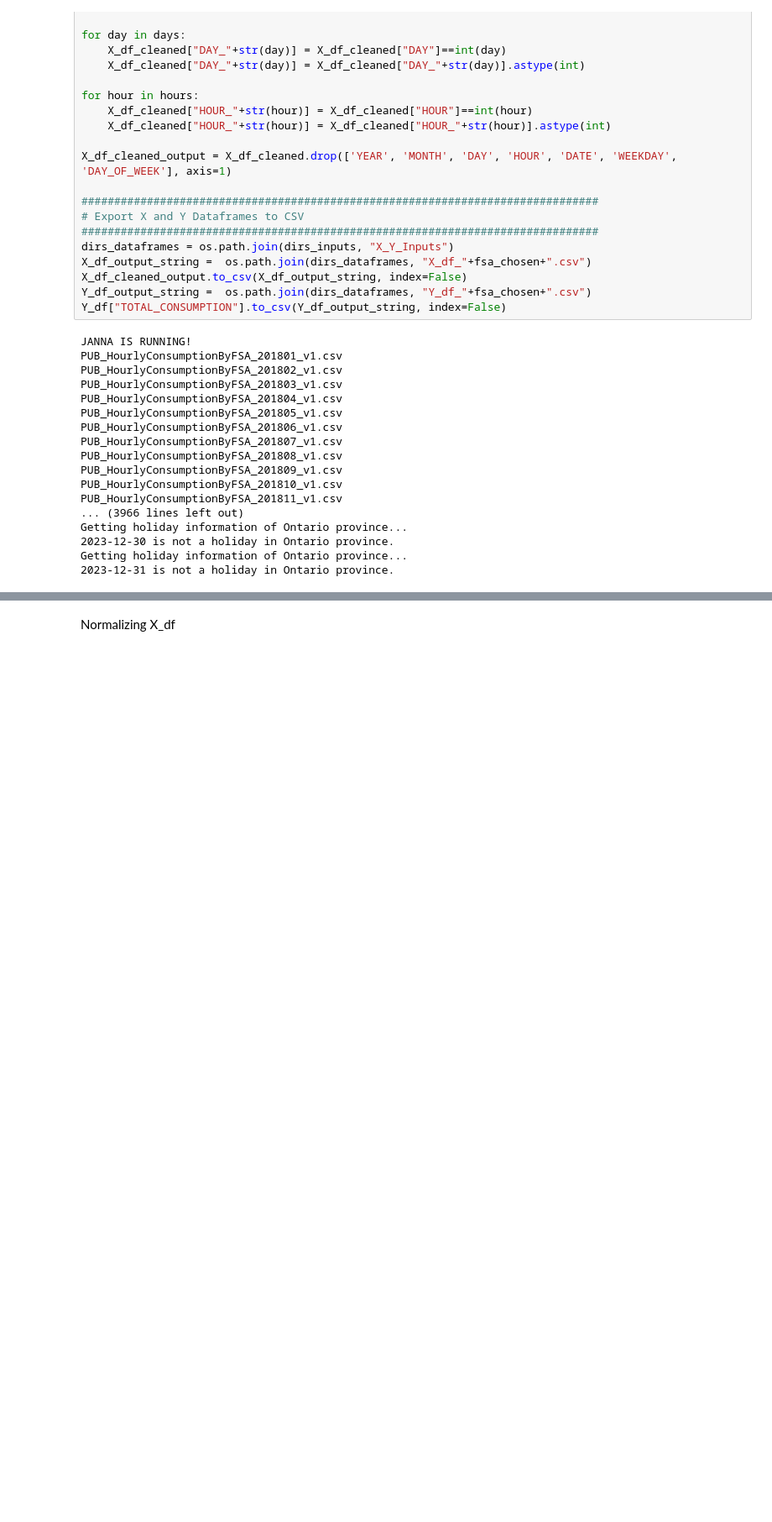
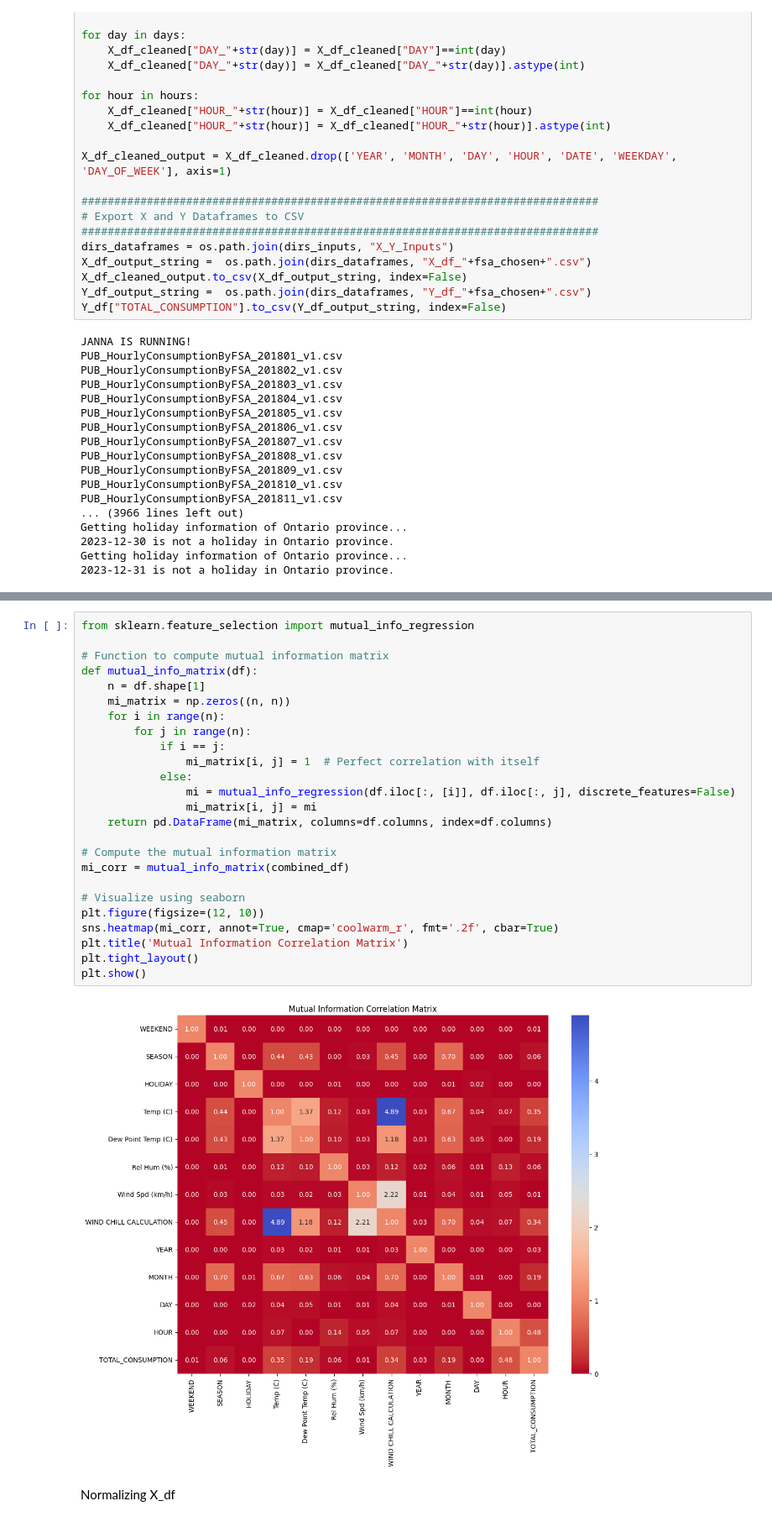
Before and after one commit to honeybear24/power-forecasting-capstone, a Jupyter notebook: scripts/Preprocessing.ipynb, the cells around one changed output, grey strips where cells are left out. Shown: that part at 84% size. Cells and saved outputs as stored; diff of their text form; blank space fills up the shorter version.

```diff
--- a/scripts/Preprocessing.ipynb
+++ b/scripts/Preprocessing.ipynb
@@ -426,3 +467,30 @@ plt.show()
+# %%
+from sklearn.feature_selection import mutual_info_regression
+
+# Function to compute mutual information matrix
+def mutual_info_matrix(df):
+    n = df.shape[1]
+    mi_matrix = np.zeros((n, n))
+    for i in range(n):
+        for j in range(n):
+            if i == j:
+                mi_matrix[i, j] = 1  # Perfect correlation with itself
+            else:
+                mi = mutual_info_regression(df.iloc[:, [i]], df.iloc[:, j], discrete_features=False)
+                mi_matrix[i, j] = mi
+    return pd.DataFrame(mi_matrix, columns=df.columns, index=df.columns)
+
+# Compute the mutual information matrix
+mi_corr = mutual_info_matrix(combined_df)
+
+# Visualize using seaborn
+plt.figure(figsize=(12, 10))
+sns.heatmap(mi_corr, annot=True, cmap='coolwarm_r', fmt='.2f', cbar=True)
+plt.title('Mutual Information Correlation Matrix')
+plt.tight_layout()
+plt.show()
+# %% [output]
+[figure, added]
 # %% [markdown]
 Normalizing X_df
 # %%
```
Also changed, not shown: parts of 6 cells of this notebook, 1 other file.
